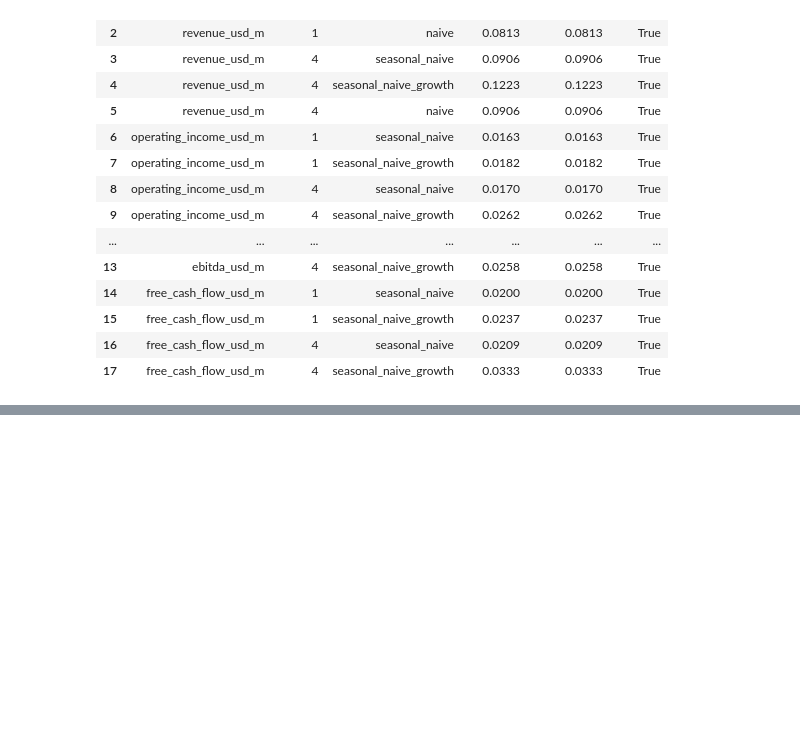
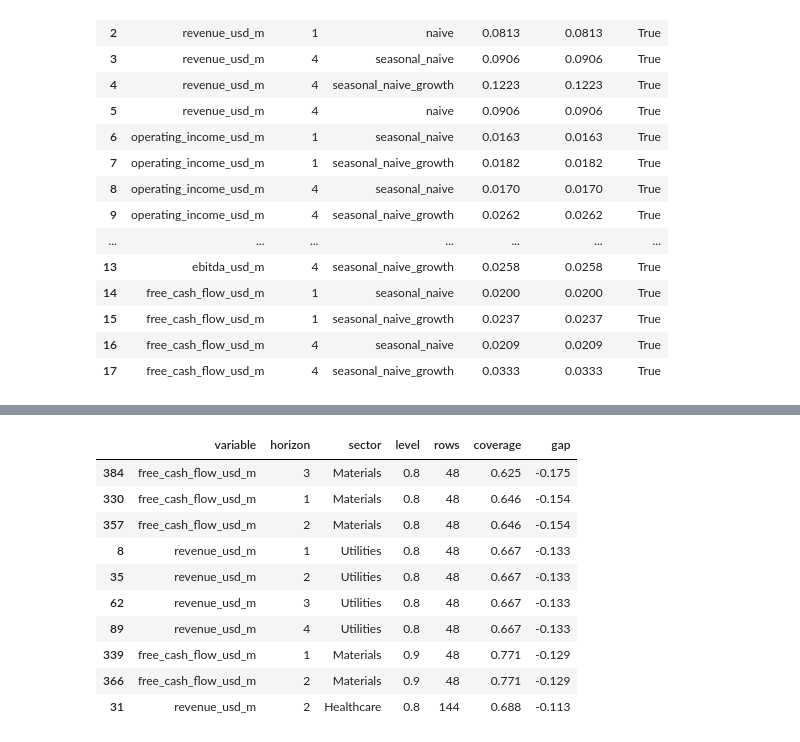
Before and after one commit to leonardoheis/CFO_Copilot, a Jupyter notebook: src/app/playground/02_evaluation_harness.ipynb, the cells around one changed output, grey strips where cells are left out. Drawn from its saved outputs; the diff is of its cells as text; code cells hidden in the pictures; blank space fills up the shorter version.

```diff
--- a/src/app/playground/02_evaluation_harness.ipynb
+++ b/src/app/playground/02_evaluation_harness.ipynb
@@ -141,0 +195,18 @@ assert to_beat.to_dict() == {
+# %%
+sector_coverage.assign(
+    gap=sector_coverage["coverage"] - sector_coverage["level"]
+).nsmallest(10, "gap").filter(
+    items=["variable", "horizon", "sector", "level", "rows", "coverage", "gap"]
+).round(3)
+# %% [output]
+|  | variable | horizon | sector | level | rows | coverage | gap |
+| 384 | free_cash_flow_usd_m | 3 | Materials | 0.8 | 48 | 0.625 | -0.175 |
+| 330 | free_cash_flow_usd_m | 1 | Materials | 0.8 | 48 | 0.646 | -0.154 |
+| 357 | free_cash_flow_usd_m | 2 | Materials | 0.8 | 48 | 0.646 | -0.154 |
+| 8 | revenue_usd_m | 1 | Utilities | 0.8 | 48 | 0.667 | -0.133 |
+| 35 | revenue_usd_m | 2 | Utilities | 0.8 | 48 | 0.667 | -0.133 |
+| 62 | revenue_usd_m | 3 | Utilities | 0.8 | 48 | 0.667 | -0.133 |
+| 89 | revenue_usd_m | 4 | Utilities | 0.8 | 48 | 0.667 | -0.133 |
+| 339 | free_cash_flow_usd_m | 1 | Materials | 0.9 | 48 | 0.771 | -0.129 |
+| 366 | free_cash_flow_usd_m | 2 | Materials | 0.9 | 48 | 0.771 | -0.129 |
+| 31 | revenue_usd_m | 2 | Healthcare | 0.8 | 144 | 0.688 | -0.113 |
```
Also changed, not shown: parts of 5 cells of this notebook, 4 other files.
